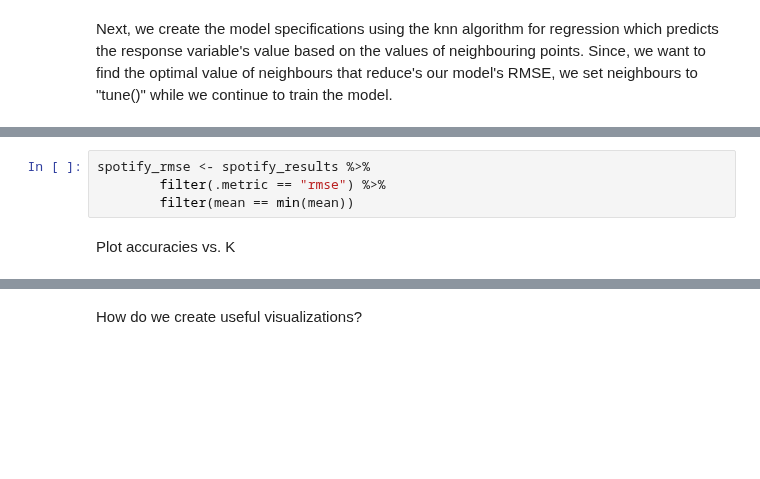
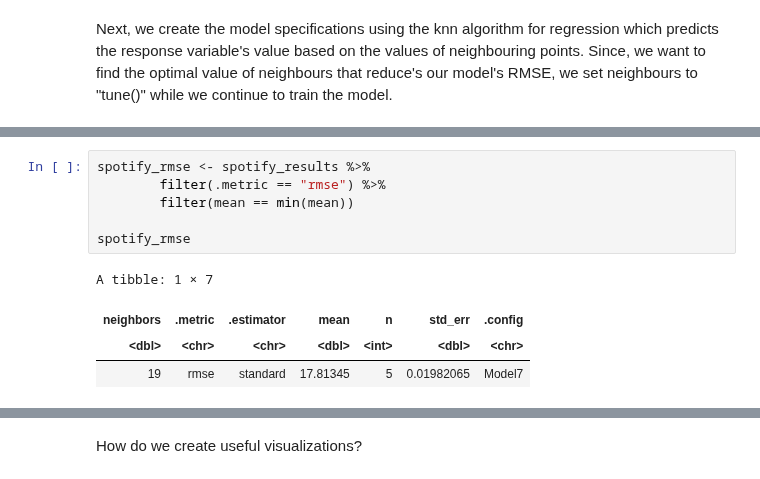
Before and after one commit to niickmerc/DSCI100-Group-Final, a Jupyter notebook: ProjectReport.ipynb, the cells around one changed output, grey strips where cells are left out. Saved outputs shown, nothing was run; the diff lists cells and outputs as text; blank space fills up the shorter version.

```diff
--- a/ProjectReport.ipynb
+++ b/ProjectReport.ipynb
@@ -177,6 +215,11 @@ spotify_results <- workflow() %>%
 # %%
 spotify_rmse <- spotify_results %>%
         filter(.metric == "rmse") %>%
         filter(mean == min(mean))
+
+spotify_rmse
+# %% [output]
+A tibble: 1 × 7
+| neighbors | .metric | .estimator | mean | n | std_err | .config |
+| <dbl> | <chr> | <chr> | <dbl> | <int> | <dbl> | <chr> |
+| 19 | rmse | standard | 17.81345 | 5 | 0.01982065 | Model7 |
-# %% [markdown]
-Plot accuracies vs. K
```
Also changed, not shown: parts of 45 cells of this notebook, 1 other file.
